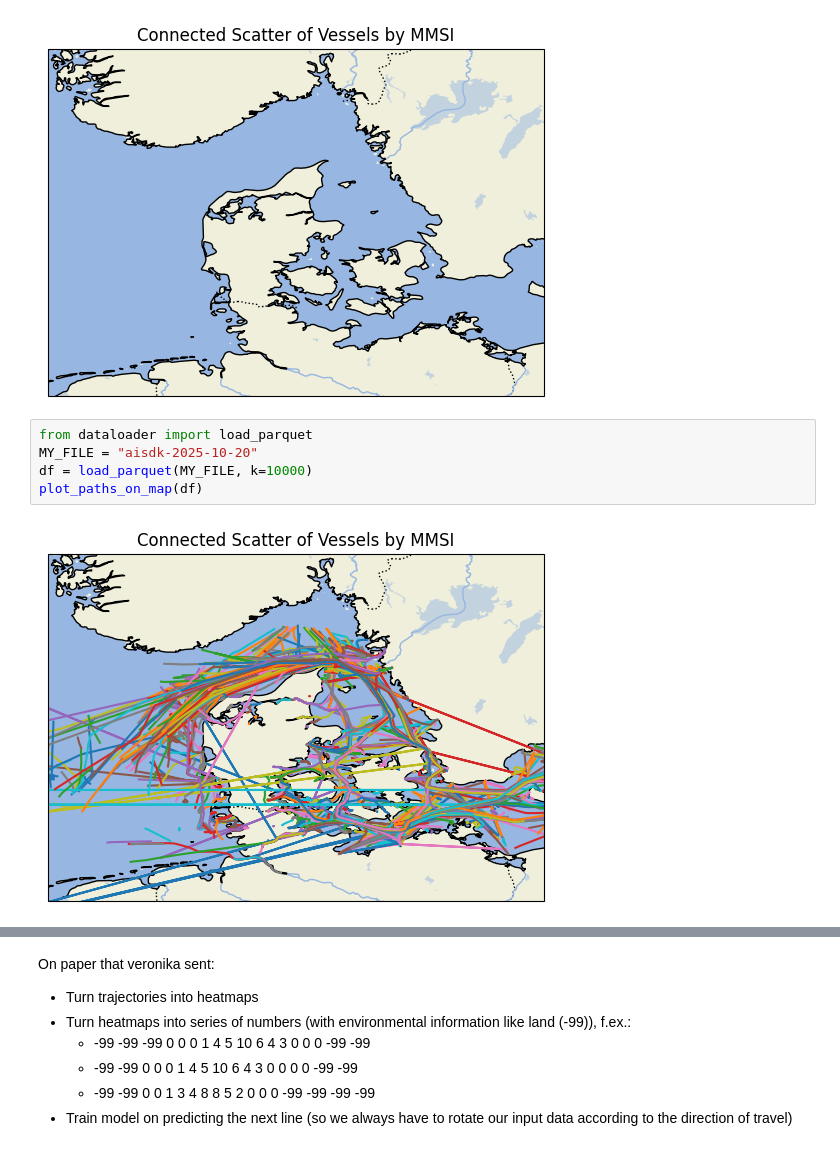
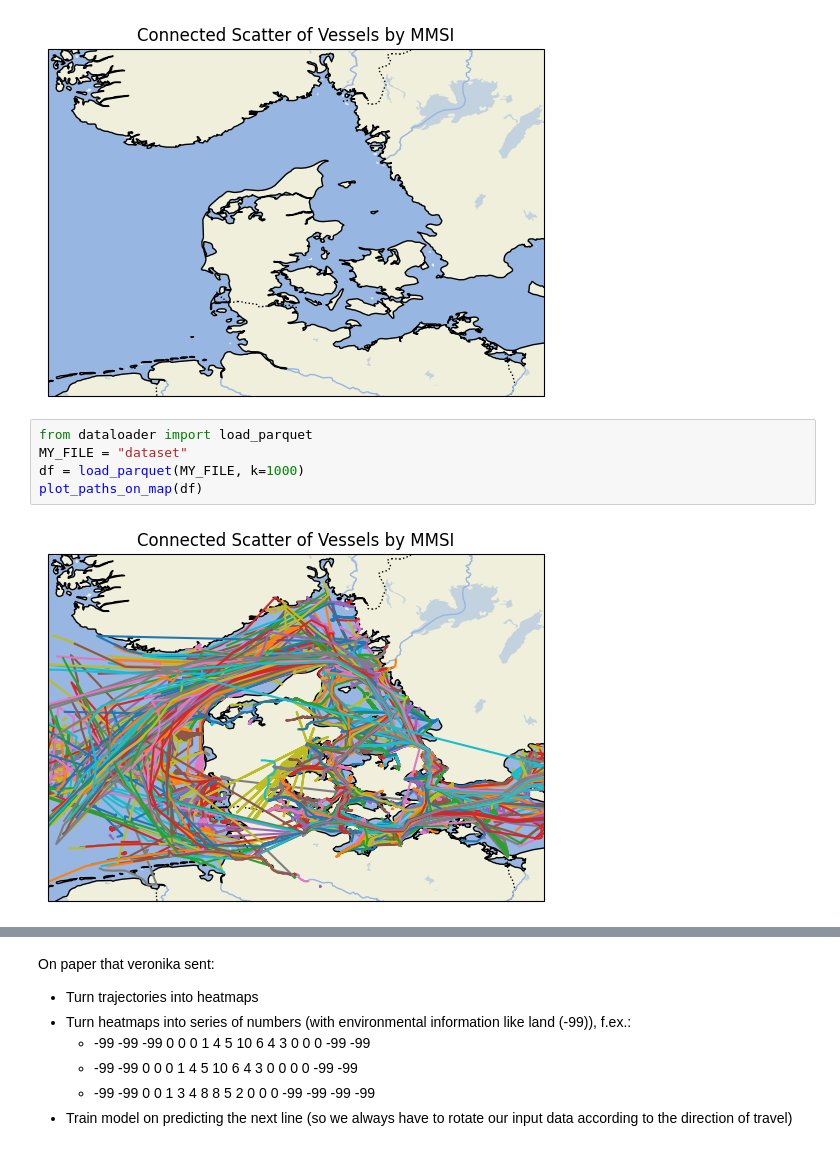
Before and after one commit to veronikal24/DeepLearning, a Jupyter notebook: testing_kevin.ipynb, the cells around one changed output, grey strips where cells are left out. Cells and saved outputs as stored; diff of their text form.

Commit message:
Execution with new dataset

```diff
--- a/testing_kevin.ipynb
+++ b/testing_kevin.ipynb
@@ -491,11 +491,11 @@ plot_paths_on_map(None)
 [figure]
 # %%
 from dataloader import load_parquet
-MY_FILE = "aisdk-2025-10-20"
-df = load_parquet(MY_FILE, k=10000)
+MY_FILE = "dataset"
+df = load_parquet(MY_FILE, k=1000)
 plot_paths_on_map(df)
 # %% [output]
-[figure, old version]
+[figure, new version]
 # %%
 from dataloader import preprocess_data
 
```
Also changed, not shown: parts of 3 cells of this notebook.
